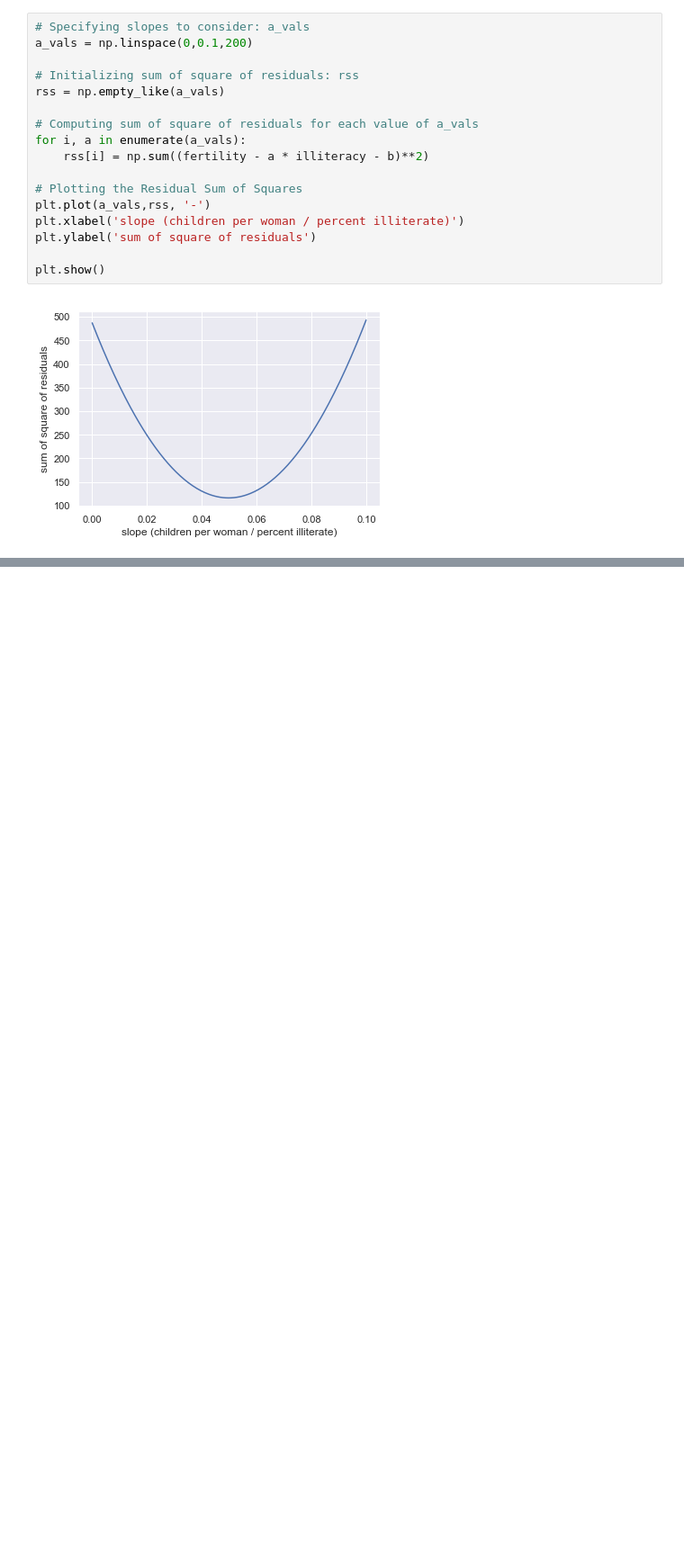
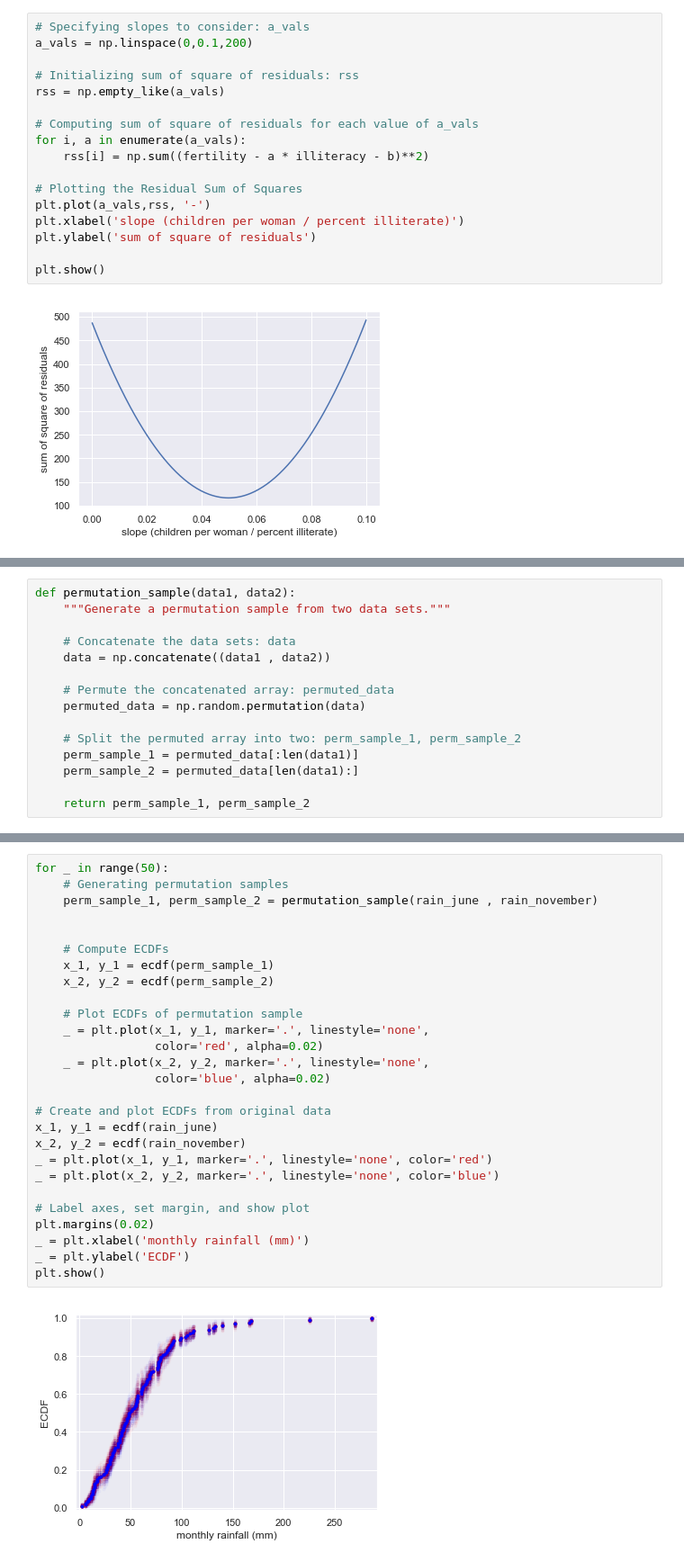
Before and after one commit to PrassanthE/Statistical-Thinking, a Jupyter notebook: Statistical thinking.ipynb, the cells around one changed output, grey strips where cells are left out. Shown at 90% size. Cells and saved outputs as stored; diff of their text form; blank space fills up the shorter version.

```diff
--- a/Statistical thinking.ipynb
+++ b/Statistical thinking.ipynb
@@ -531,0 +637,15 @@ plt.show()
+# %%
+def permutation_sample(data1, data2):
+    """Generate a permutation sample from two data sets."""
+
+    # Concatenate the data sets: data
+    data = np.concatenate((data1 , data2))
+
+    # Permute the concatenated array: permuted_data
+    permuted_data = np.random.permutation(data)
+
+    # Split the permuted array into two: perm_sample_1, perm_sample_2
+    perm_sample_1 = permuted_data[:len(data1)]
+    perm_sample_2 = permuted_data[len(data1):]
+
+    return perm_sample_1, perm_sample_2
@@ -531,0 +688,29 @@ plt.show()
+# %%
+for _ in range(50):
+    # Generating permutation samples
+    perm_sample_1, perm_sample_2 = permutation_sample(rain_june , rain_november)
+
+
+    # Compute ECDFs
+    x_1, y_1 = ecdf(perm_sample_1)
+    x_2, y_2 = ecdf(perm_sample_2)
+
+    # Plot ECDFs of permutation sample
+    _ = plt.plot(x_1, y_1, marker='.', linestyle='none',
+                 color='red', alpha=0.02)
+    _ = plt.plot(x_2, y_2, marker='.', linestyle='none',
+                 color='blue', alpha=0.02)
+
+# Create and plot ECDFs from original data
+x_1, y_1 = ecdf(rain_june)
+x_2, y_2 = ecdf(rain_november)
+_ = plt.plot(x_1, y_1, marker='.', linestyle='none', color='red')
+_ = plt.plot(x_2, y_2, marker='.', linestyle='none', color='blue')
+
+# Label axes, set margin, and show plot
+plt.margins(0.02)
+_ = plt.xlabel('monthly rainfall (mm)')
+_ = plt.ylabel('ECDF')
+plt.show()
+# %% [output]
+[figure, added]
```
Also changed, not shown: parts of 47 cells of this notebook.
